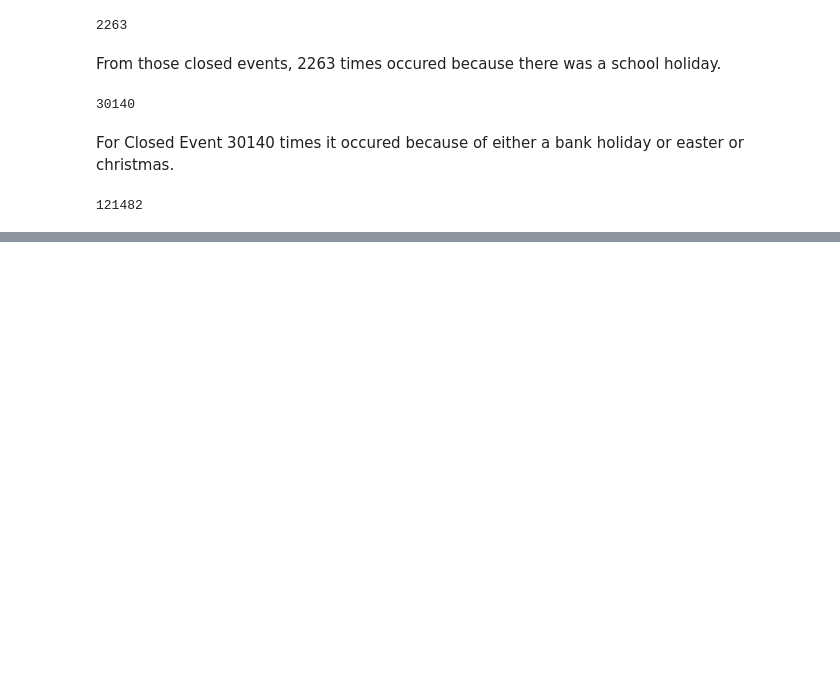
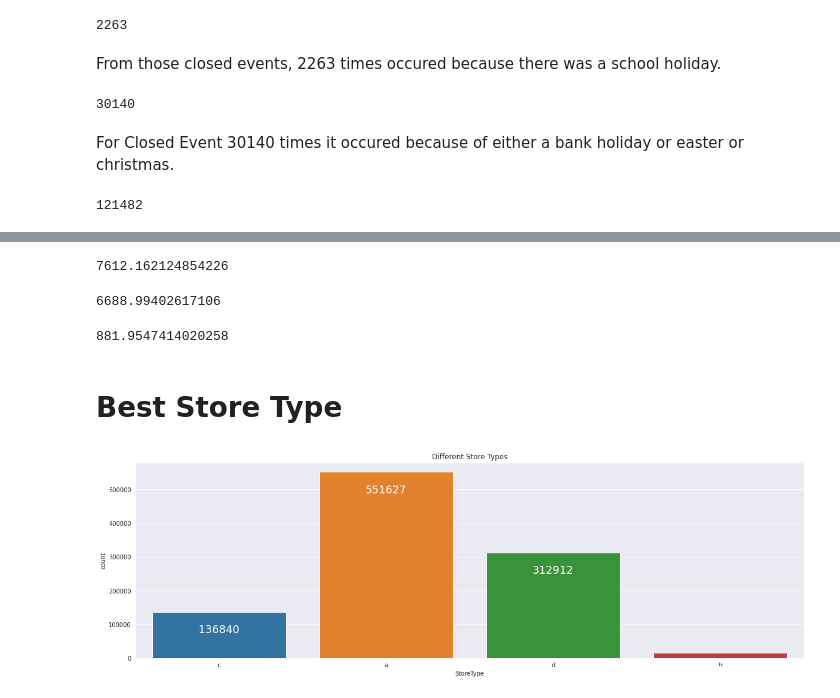
Before and after one commit to vivek16pawar/Retail-Sales-Prediction, a Jupyter notebook: Rossmann_Sales_Prediction_Capstone_Project.ipynb, the cells around one changed output, grey strips where cells are left out. Saved outputs shown, nothing was run; the diff lists cells and outputs as text; code cells hidden in the pictures; blank space fills up the shorter version.

```diff
--- a/Rossmann_Sales_Prediction_Capstone_Project.ipynb
+++ b/Rossmann_Sales_Prediction_Capstone_Project.ipynb
@@ -193,0 +268,28 @@ merge_df[(merge_df.Open == 0) & (merge_df.SchoolHoliday == 0) & (merge_df.StateH
+# %%
+merge_df[(merge_df.CompetitionDistance <= 500) & (merge_df.Sales)].mean()[2]
+# %% [output]
+7612.162124854226
+# %%
+merge_df[(merge_df.CompetitionDistance.between(500,1000,inclusive = 'both')) & (merge_df.Sales)].mean()[2]
+# %% [output]
+6688.99402617106
+# %%
+merge_df[(merge_df.CompetitionDistance < 2000) & (merge_df.Customers)].mean()[3]
+# %% [output]
+881.9547414020258
+# %% [markdown]
+# Best Store Type
+# %%
+merge_df['SalesperCustomer'] = merge_df.Sales/merge_df.Customers
+# %%
+# Number of stores per type
+sns.set_style('darkgrid')
+sns.color_palette("hls", 8)
+plt.figure(figsize=(20,6))
+plt.title("Different Store Types")
+ax = sns.countplot(x = 'StoreType', data = merge_df);
+for p in ax.patches:
+    ax.annotate(f'\n{p.get_height()}', (p.get_x()+0.4, p.get_height()+0.8), ha='center', va='top', color='white', size=18)
+plt.show()
+# %% [output]
+[figure, added]
```
Also changed, not shown: parts of 25 cells of this notebook.
